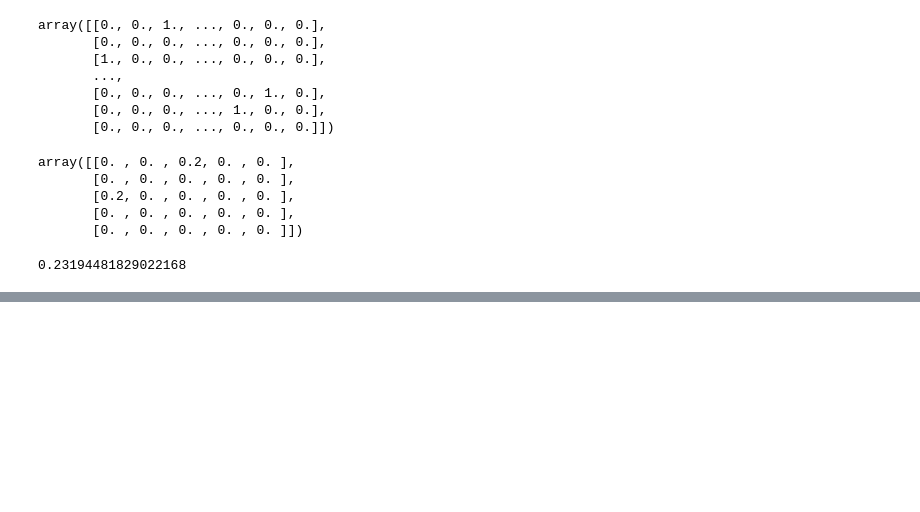
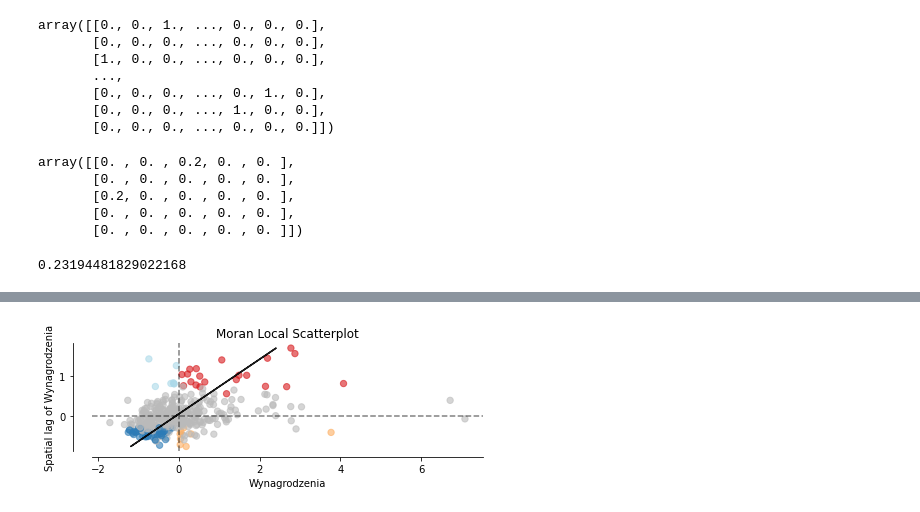
Before and after one commit to DepartmentOfStatisticsPUE/air-2021, a Jupyter notebook: notebooks/8_analizy_przetrzenne.ipynb, the cells around one changed output, grey strips where cells are left out. Drawn from its saved outputs; the diff is of its cells as text; code cells hidden in the pictures; blank space fills up the shorter version.

```diff
--- a/notebooks/8_analizy_przetrzenne.ipynb
+++ b/notebooks/8_analizy_przetrzenne.ipynb
@@ -109,0 +155,7 @@ mi.I ## autokorelacja jest dodatnia - im wyższe wartości tym autokorelacja jes
+# %%
+fig, ax = moran_scatterplot(mi_local, p=0.05)
+ax.set_xlabel("Wynagrodzenia")
+ax.set_ylabel("Spatial lag of Wynagrodzenia")
+plt.show()
+# %% [output]
+[figure, added]
```
Also changed, not shown: parts of 15 cells of this notebook, 1 other file.
